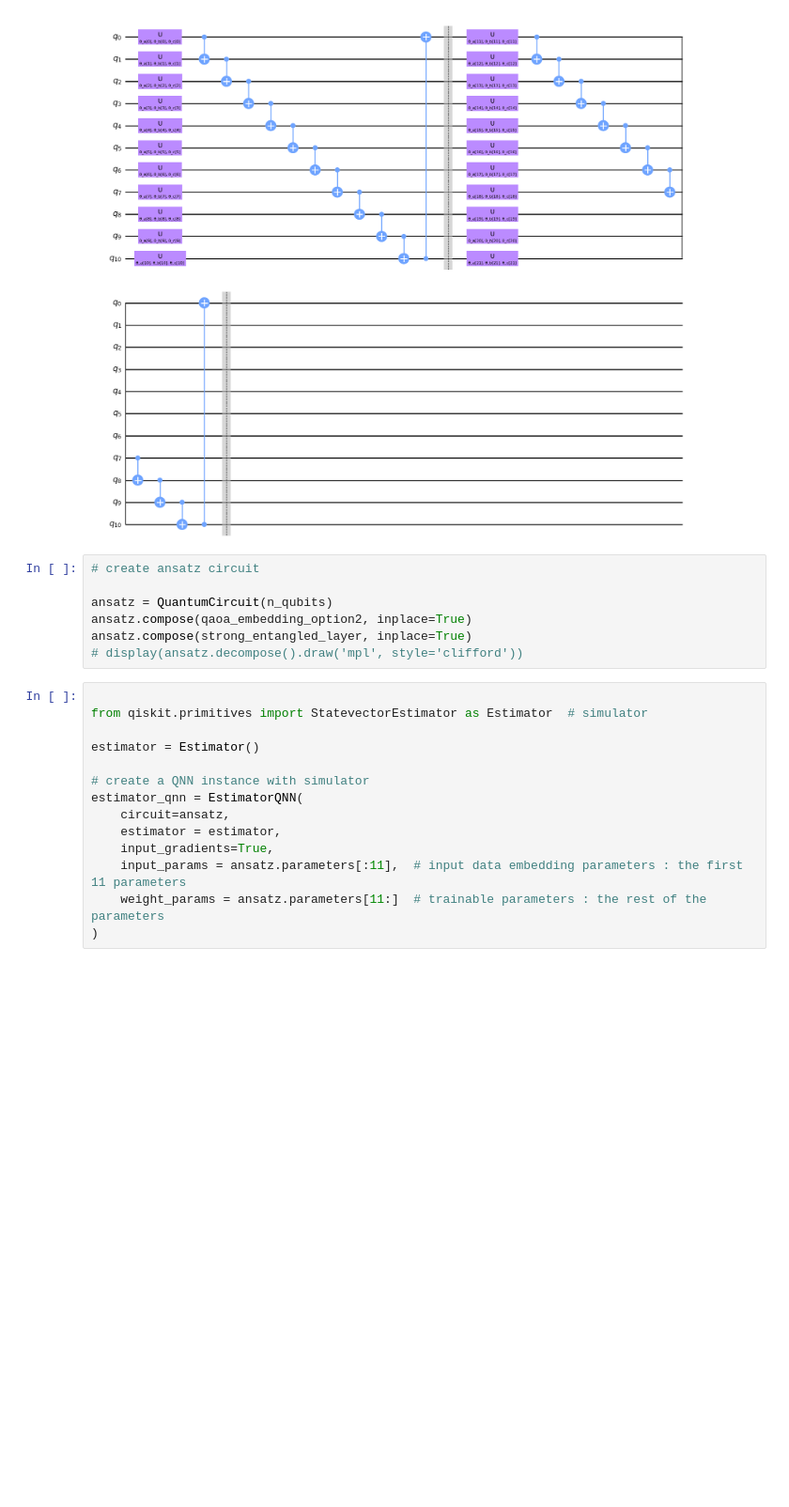
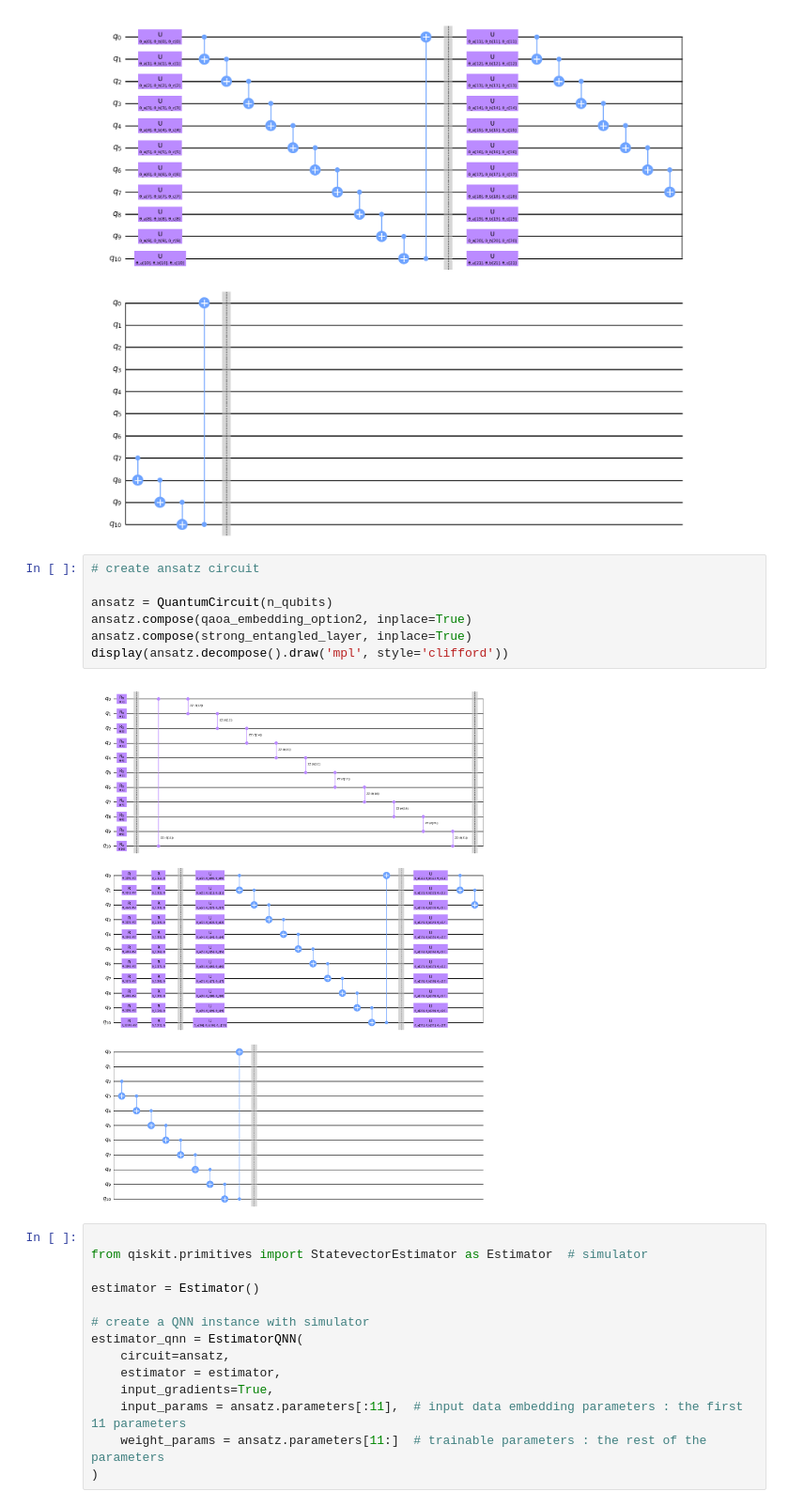
Before and after one commit to AustinMichaelKim/L3_muon_reconstruction, a Jupyter notebook: L3_reconstruction_QNN/QNN_using_qiskit/L3_Rcnst_qiskit.ipynb, the cells around one changed output. Shown at 94% size. Drawn from its saved outputs; the diff is of its cells as text; blank space fills up the shorter version.

```diff
--- a/L3_reconstruction_QNN/QNN_using_qiskit/L3_Rcnst_qiskit.ipynb
+++ b/L3_reconstruction_QNN/QNN_using_qiskit/L3_Rcnst_qiskit.ipynb
@@ -299,10 +315,12 @@ strong_entangled_layer = strong_layer(n_qubits=11, reps=2)
 # %%
 # create ansatz circuit
 
 ansatz = QuantumCircuit(n_qubits)
 ansatz.compose(qaoa_embedding_option2, inplace=True)
 ansatz.compose(strong_entangled_layer, inplace=True)
-# display(ansatz.decompose().draw('mpl', style='clifford'))
+display(ansatz.decompose().draw('mpl', style='clifford'))
+# %% [output]
+[figure, added]
 # %%
 
 from qiskit.primitives import StatevectorEstimator as Estimator  # simulator
```
Also changed, not shown: parts of 5 cells of this notebook.
